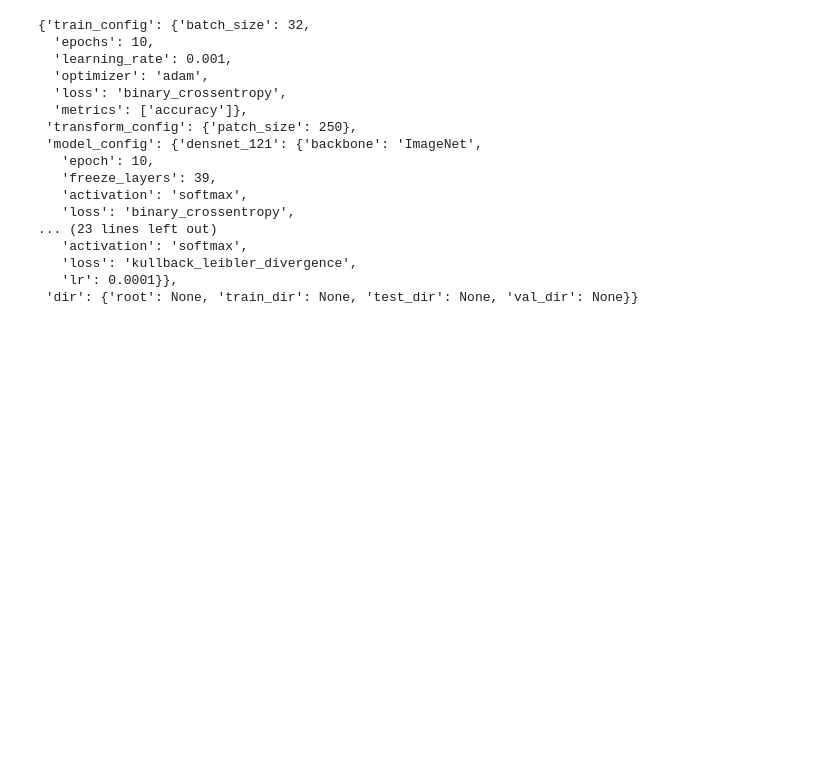
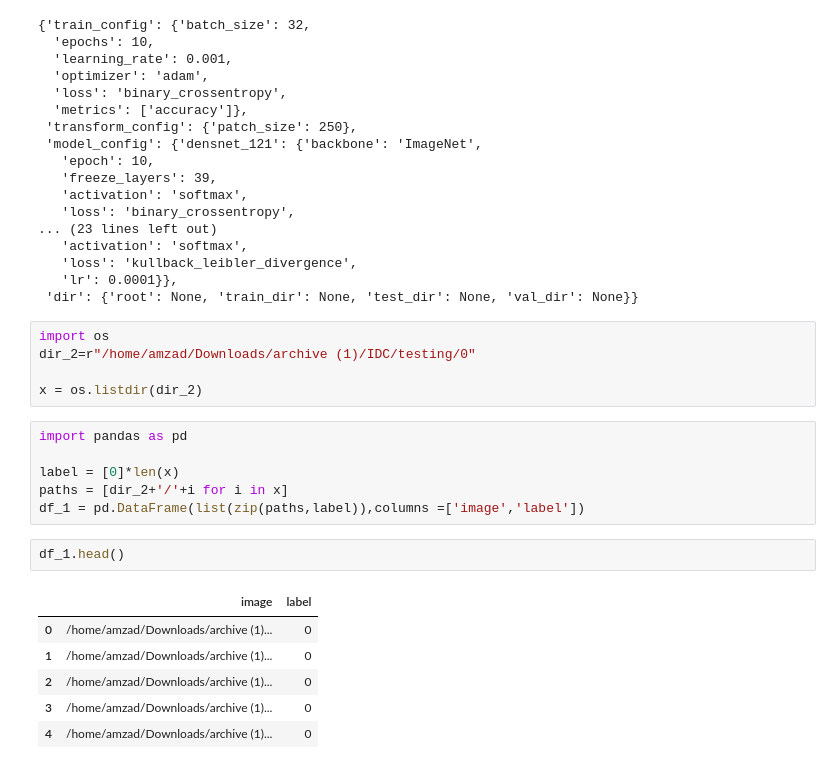
Before and after one commit to AmzadHossainrafis/IDC-Classification, a Jupyter notebook: notebook/EDA.ipynb, the cells around one changed output. Saved outputs shown, nothing was run; the diff lists cells and outputs as text; blank space fills up the shorter version.

```diff
--- a/notebook/EDA.ipynb
+++ b/notebook/EDA.ipynb
@@ -64,3 +64,23 @@ x
    'loss': 'kullback_leibler_divergence',
    'lr': 0.0001}},
  'dir': {'root': None, 'train_dir': None, 'test_dir': None, 'val_dir': None}}
+# %%
+import os
+dir_2=r"/home/amzad/Downloads/archive (1)/IDC/testing/0"
+
+x = os.listdir(dir_2)
+# %%
+import pandas as pd
+
+label = [0]*len(x)
+paths = [dir_2+'/'+i for i in x]
+df_1 = pd.DataFrame(list(zip(paths,label)),columns =['image','label'])
+# %%
+df_1.head()
+# %% [output]
+|  | image | label |
+| 0 | /home/amzad/Downloads/archive (1)... | 0 |
+| 1 | /home/amzad/Downloads/archive (1)... | 0 |
+| 2 | /home/amzad/Downloads/archive (1)... | 0 |
+| 3 | /home/amzad/Downloads/archive (1)... | 0 |
+| 4 | /home/amzad/Downloads/archive (1)... | 0 |
```
Also changed, not shown: parts of 12 cells of this notebook, 4 other files.
